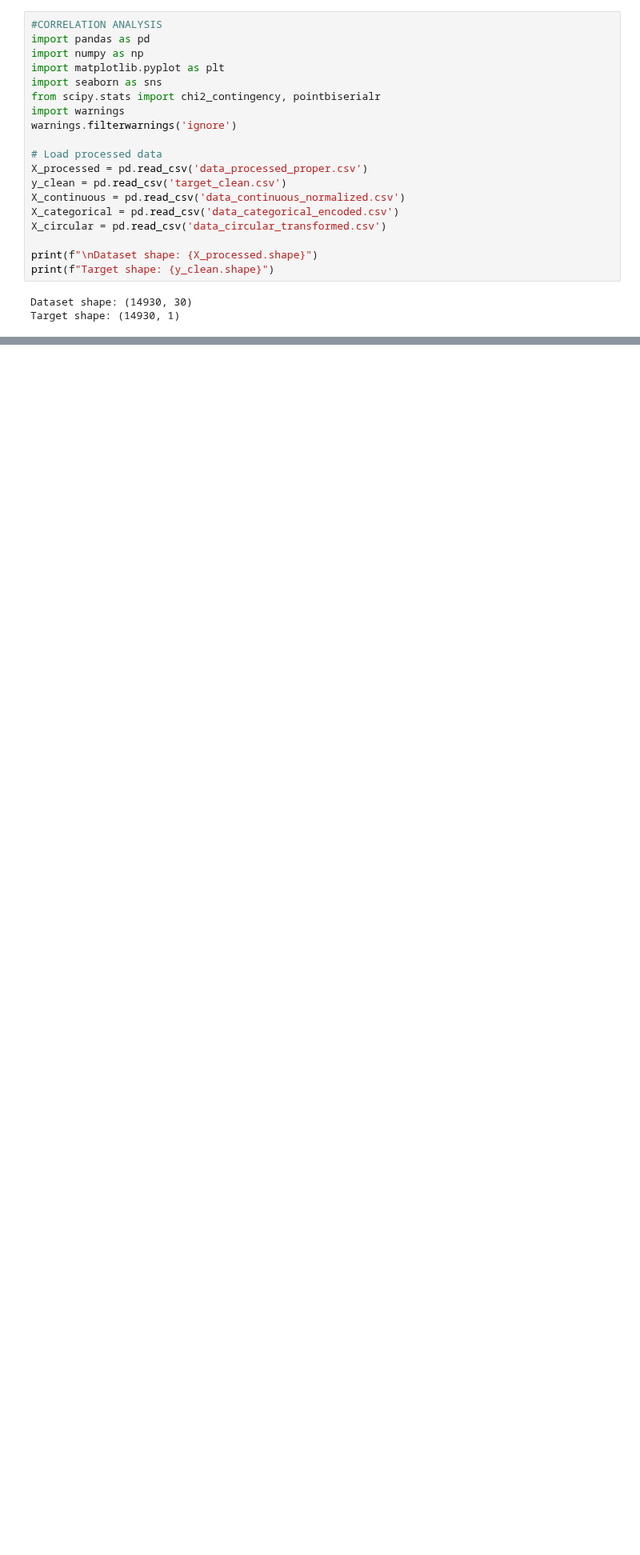
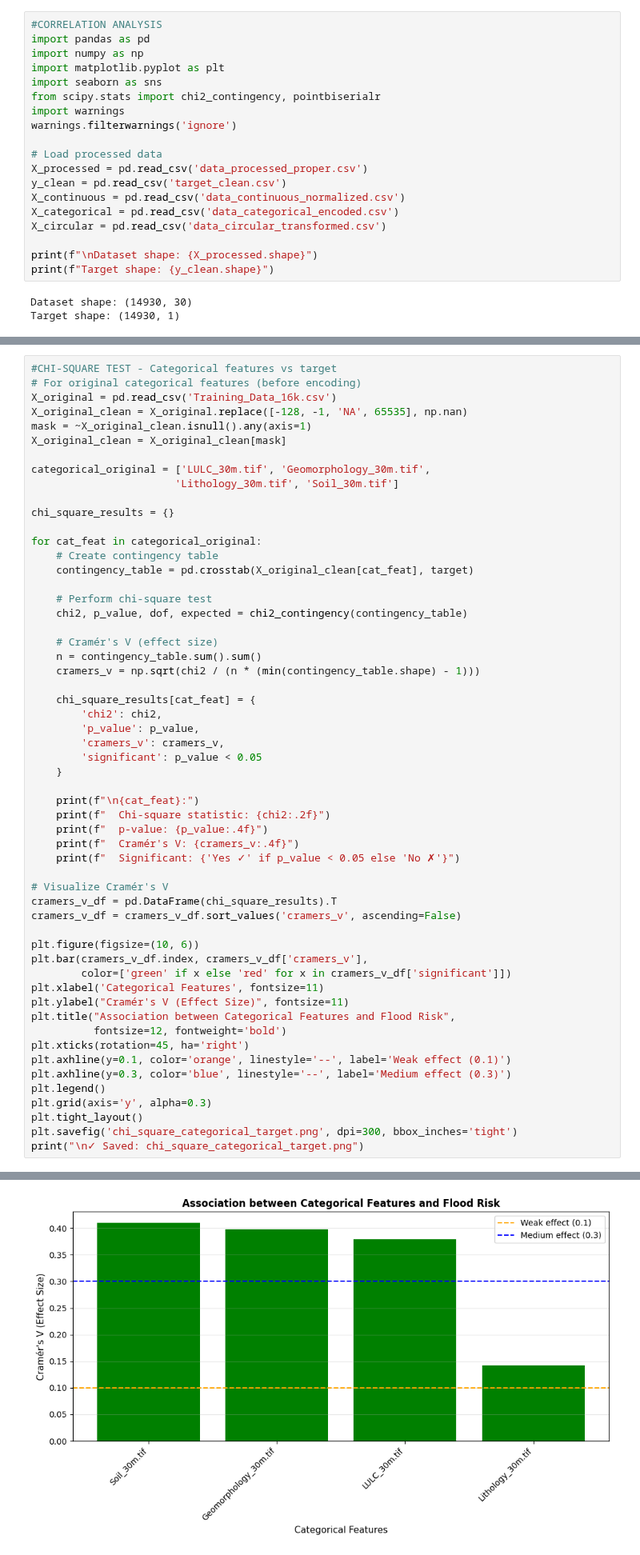
Before and after one commit to VladK333/flood-analysis, a Jupyter notebook: analysis.ipynb, the cells around one changed output, grey strips where cells are left out. Shown at 80% size. Drawn from its saved outputs; the diff is of its cells as text; blank space fills up the shorter version.

Commit message:
chi-square test - categorical vs target

```diff
--- a/analysis.ipynb
+++ b/analysis.ipynb
@@ -378,2 +362,59 @@ Aspect_sin                    0.0004   0.9644
 ✓ Saved: correlation_with_target_top20.png
 [figure]
+# %%
+#CHI-SQUARE TEST - Categorical features vs target
+# For original categorical features (before encoding)
+X_original = pd.read_csv('Training_Data_16k.csv')
+X_original_clean = X_original.replace([-128, -1, 'NA', 65535], np.nan)
+mask = ~X_original_clean.isnull().any(axis=1)
+X_original_clean = X_original_clean[mask]
+
+categorical_original = ['LULC_30m.tif', 'Geomorphology_30m.tif',
+                       'Lithology_30m.tif', 'Soil_30m.tif']
+
+chi_square_results = {}
+
+for cat_feat in categorical_original:
+    # Create contingency table
+    contingency_table = pd.crosstab(X_original_clean[cat_feat], target)
+
+    # Perform chi-square test
+    chi2, p_value, dof, expected = chi2_contingency(contingency_table)
+
+    # Cramér's V (effect size)
+    n = contingency_table.sum().sum()
+    cramers_v = np.sqrt(chi2 / (n * (min(contingency_table.shape) - 1)))
+
+    chi_square_results[cat_feat] = {
+        'chi2': chi2,
+        'p_value': p_value,
+        'cramers_v': cramers_v,
+        'significant': p_value < 0.05
+    }
+
+    print(f"\n{cat_feat}:")
+    print(f"  Chi-square statistic: {chi2:.2f}")
+    print(f"  p-value: {p_value:.4f}")
+    print(f"  Cramér's V: {cramers_v:.4f}")
+    print(f"  Significant: {'Yes ✓' if p_value < 0.05 else 'No ✗'}")
+
+# Visualize Cramér's V
+cramers_v_df = pd.DataFrame(chi_square_results).T
+cramers_v_df = cramers_v_df.sort_values('cramers_v', ascending=False)
+
+plt.figure(figsize=(10, 6))
+plt.bar(cramers_v_df.index, cramers_v_df['cramers_v'],
+        color=['green' if x else 'red' for x in cramers_v_df['significant']])
+plt.xlabel('Categorical Features', fontsize=11)
+plt.ylabel("Cramér's V (Effect Size)", fontsize=11)
+plt.title("Association between Categorical Features and Flood Risk",
+          fontsize=12, fontweight='bold')
+plt.xticks(rotation=45, ha='right')
+plt.axhline(y=0.1, color='orange', linestyle='--', label='Weak effect (0.1)')
+plt.axhline(y=0.3, color='blue', linestyle='--', label='Medium effect (0.3)')
+plt.legend()
+plt.grid(axis='y', alpha=0.3)
+plt.tight_layout()
+plt.savefig('chi_square_categorical_target.png', dpi=300, bbox_inches='tight')
+print("\n✓ Saved: chi_square_categorical_target.png")
+# %% [output]
@@ -379,0 +438 @@ Aspect_sin                    0.0004   0.9644
+[figure, added]
```
Also changed, not shown: parts of 2 cells of this notebook, 1 other file.
